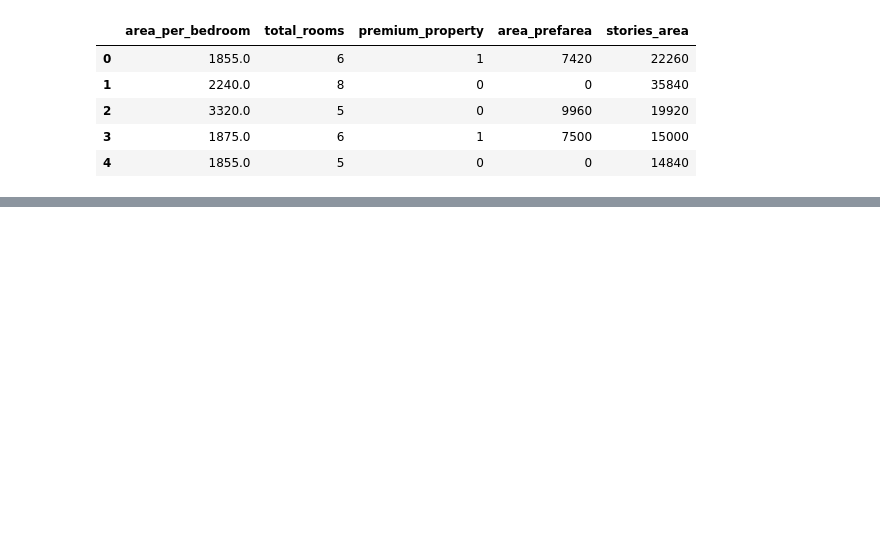
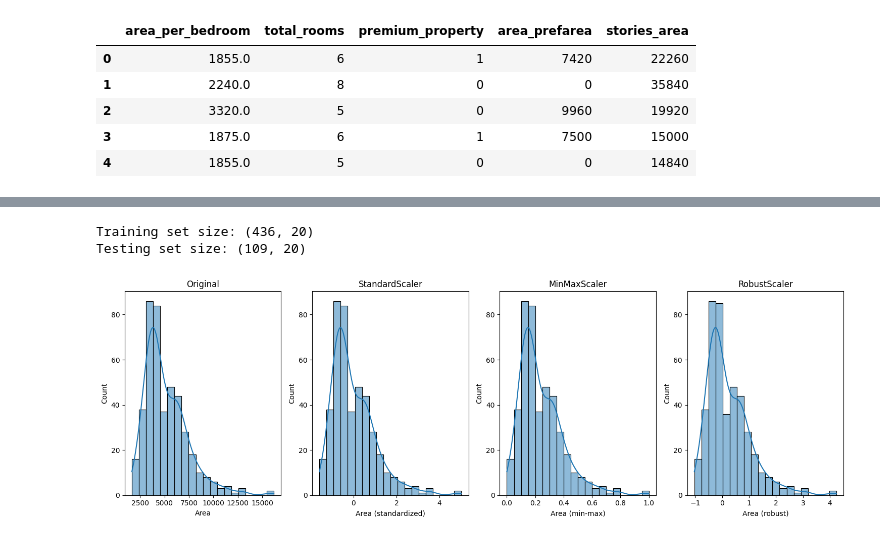
Before and after one commit to SudhirSingh407337/House_Price_Predictions, a Jupyter notebook: House_Price_Prediction (1).ipynb, the cells around one changed output, grey strips where cells are left out. Saved outputs shown, nothing was run; the diff lists cells and outputs as text; code cells hidden in the pictures; blank space fills up the shorter version.

```diff
--- a/House_Price_Prediction (1).ipynb
+++ b/House_Price_Prediction (1).ipynb
@@ -177,0 +180,12 @@ df_fe[['area_per_bedroom', 'total_rooms', 'premium_property', 'area_prefarea', '
+# %%
+from sklearn.preprocessing import StandardScaler, MinMaxScaler, RobustScaler
+from sklearn.model_selection import train_test_split
+from sklearn.linear_model import LinearRegression
+from sklearn.ensemble import RandomForestRegressor, GradientBoostingRegressor
+from sklearn.metrics import mean_squared_error, r2_score
+
+X = df_fe.drop(['price', 'furnishingstatus'], axis=1)
+y = df_fe['price']
+
+print("Missing values in features:")
+print(X.isnull().sum())
@@ -177,0 +210,62 @@ df_fe[['area_per_bedroom', 'total_rooms', 'premium_property', 'area_prefarea', '
+# %%
+# Split the data into training and testing sets
+X_train, X_test, y_train, y_test = train_test_split(X, y, test_size=0.2, random_state=42)
+
+print(f"Training set size: {X_train.shape}")
+print(f"Testing set size: {X_test.shape}")
+# %% [output]
+Training set size: (436, 20)
+Testing set size: (109, 20)
+# %%
+# Compare different normalization techniques
+numerical_cols = ['area', 'bedrooms', 'bathrooms', 'stories', 'parking',
+                  'area_per_bedroom', 'total_rooms', 'area_prefarea', 'stories_area']
+
+# Standard Scaler
+std_scaler = StandardScaler()
+X_train_std = X_train.copy()
+X_test_std = X_test.copy()
+X_train_std[numerical_cols] = std_scaler.fit_transform(X_train[numerical_cols])
+X_test_std[numerical_cols] = std_scaler.transform(X_test[numerical_cols])
+
+# Min-Max Scaler
+minmax_scaler = MinMaxScaler()
+X_train_minmax = X_train.copy()
+X_test_minmax = X_test.copy()
+X_train_minmax[numerical_cols] = minmax_scaler.fit_transform(X_train[numerical_cols])
+X_test_minmax[numerical_cols] = minmax_scaler.transform(X_test[numerical_cols])
+
+# Robust Scaler
+robust_scaler = RobustScaler()
+X_train_robust = X_train.copy()
+X_test_robust = X_test.copy()
+X_train_robust[numerical_cols] = robust_scaler.fit_transform(X_train[numerical_cols])
+X_test_robust[numerical_cols] = robust_scaler.transform(X_test[numerical_cols])
+
+# Compare the distributions after scaling (for the 'area' feature)
+plt.figure(figsize=(15, 5))
+
+plt.subplot(1, 4, 1)
+sns.histplot(X_train['area'], kde=True)
+plt.title('Original')
+plt.xlabel('Area')
+
+plt.subplot(1, 4, 2)
+sns.histplot(X_train_std['area'], kde=True)
+plt.title('StandardScaler')
+plt.xlabel('Area (standardized)')
+
+plt.subplot(1, 4, 3)
+sns.histplot(X_train_minmax['area'], kde=True)
+plt.title('MinMaxScaler')
+plt.xlabel('Area (min-max)')
+
+plt.subplot(1, 4, 4)
+sns.histplot(X_train_robust['area'], kde=True)
+plt.title('RobustScaler')
+plt.xlabel('Area (robust)')
+
+plt.tight_layout()
+plt.show()
+# %% [output]
+[figure, added]
```
Also changed, not shown: parts of 7 cells of this notebook.
